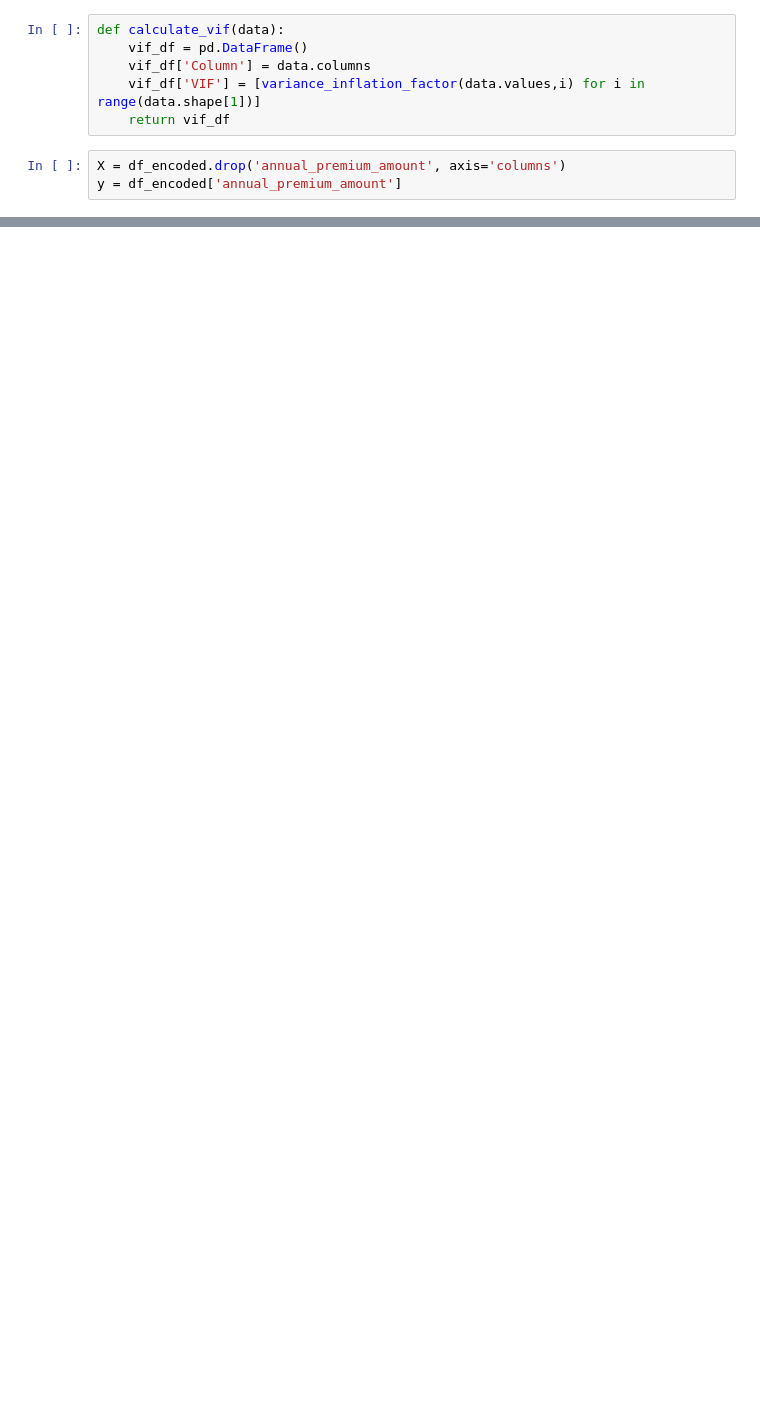
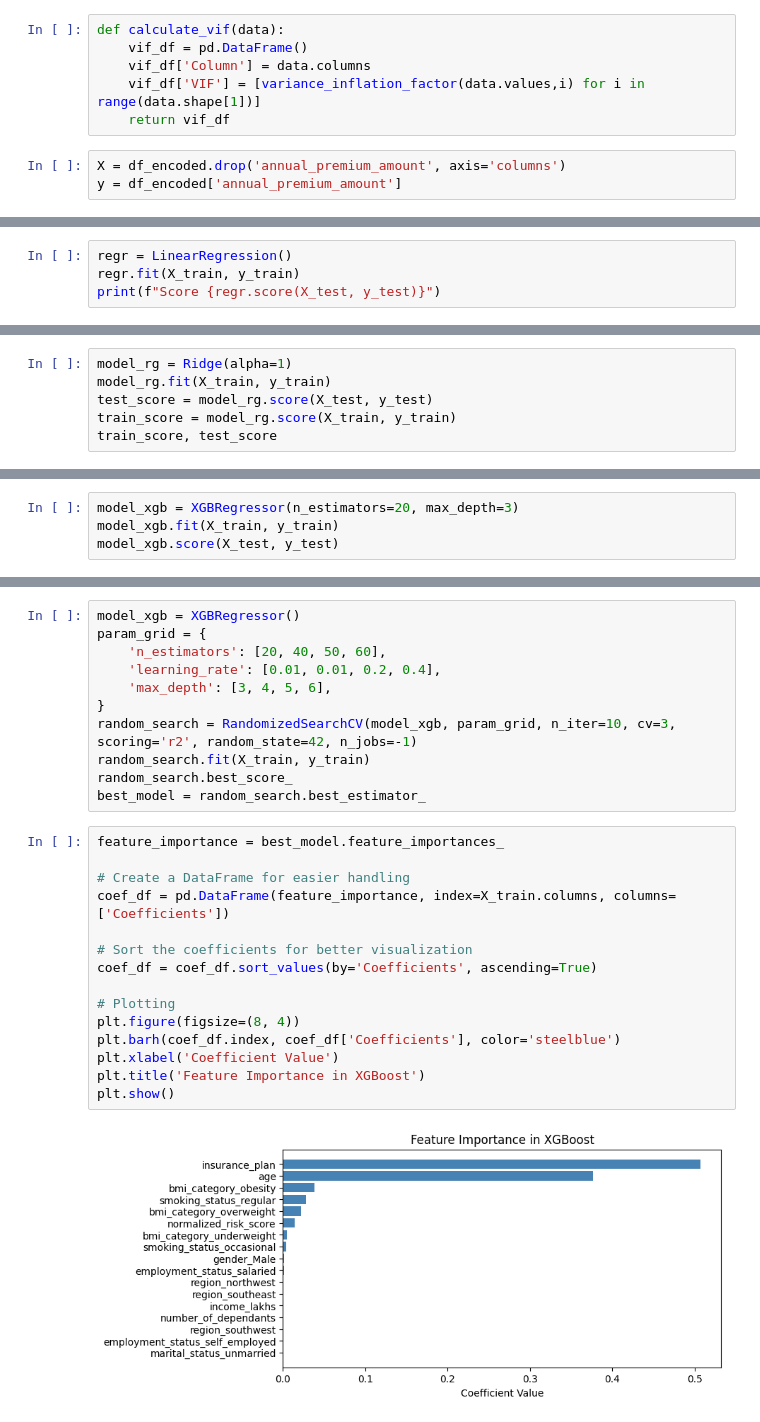
Before and after one commit to gianlucapes/health_care_premium, a Jupyter notebook: notebook/ml_premium_life_style.ipynb, the cells around one changed output, grey strips where cells are left out. Cells and saved outputs as stored; diff of their text form; blank space fills up the shorter version.

Commit message:
train xgboost

```diff
--- a/notebook/ml_premium_life_style.ipynb
+++ b/notebook/ml_premium_life_style.ipynb
@@ -516,0 +585,4 @@ X[cols_to_scale]=scaler.fit_transform(X[cols_to_scale])
+# %%
+regr = LinearRegression()
+regr.fit(X_train, y_train)
+print(f"Score {regr.score(X_test, y_test)}")
@@ -516,0 +600,6 @@ X[cols_to_scale]=scaler.fit_transform(X[cols_to_scale])
+# %%
+model_rg = Ridge(alpha=1)
+model_rg.fit(X_train, y_train)
+test_score = model_rg.score(X_test, y_test)
+train_score = model_rg.score(X_train, y_train)
+train_score, test_score
@@ -516,0 +618,4 @@ X[cols_to_scale]=scaler.fit_transform(X[cols_to_scale])
+# %%
+model_xgb = XGBRegressor(n_estimators=20, max_depth=3)
+model_xgb.fit(X_train, y_train)
+model_xgb.score(X_test, y_test)
@@ -516,0 +632,28 @@ X[cols_to_scale]=scaler.fit_transform(X[cols_to_scale])
+# %%
+model_xgb = XGBRegressor()
+param_grid = {
+    'n_estimators': [20, 40, 50, 60],
+    'learning_rate': [0.01, 0.01, 0.2, 0.4],
+    'max_depth': [3, 4, 5, 6],
+}
+random_search = RandomizedSearchCV(model_xgb, param_grid, n_iter=10, cv=3, scoring='r2', random_state=42, n_jobs=-1)
+random_search.fit(X_train, y_train)
+random_search.best_score_
+best_model = random_search.best_estimator_
+# %%
+feature_importance = best_model.feature_importances_
+
+# Create a DataFrame for easier handling
+coef_df = pd.DataFrame(feature_importance, index=X_train.columns, columns=['Coefficients'])
+
+# Sort the coefficients for better visualization
+coef_df = coef_df.sort_values(by='Coefficients', ascending=True)
+
+# Plotting
+plt.figure(figsize=(8, 4))
+plt.barh(coef_df.index, coef_df['Coefficients'], color='steelblue')
+plt.xlabel('Coefficient Value')
+plt.title('Feature Importance in XGBoost')
+plt.show()
+# %% [output]
+[figure, added]
```
Also changed, not shown: parts of 42 cells of this notebook.
